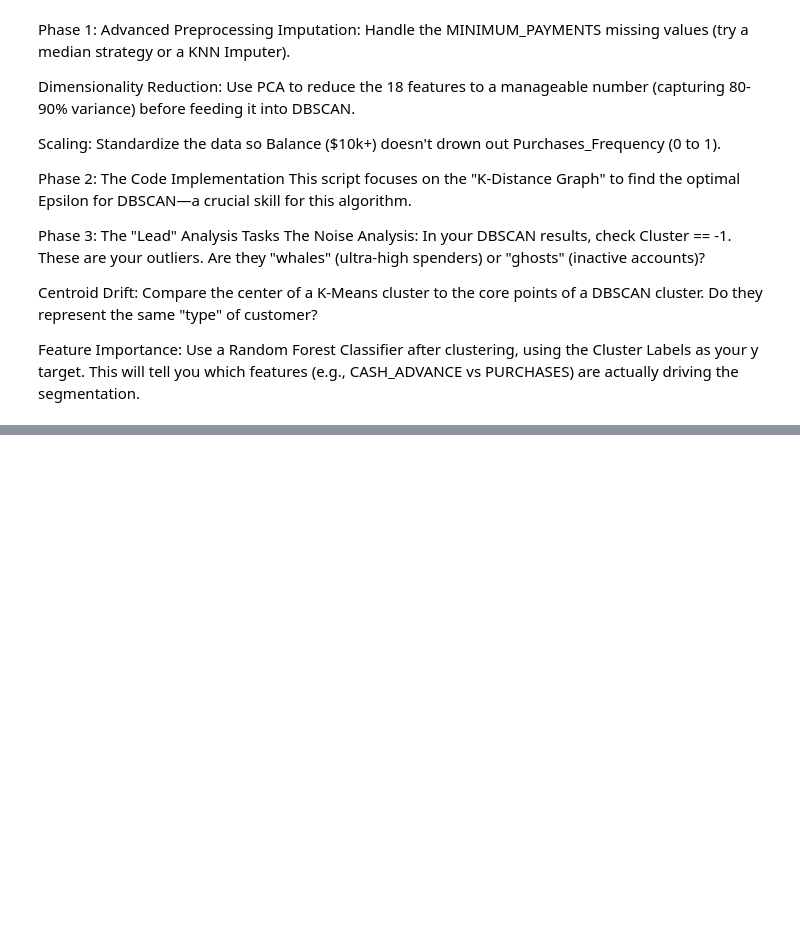
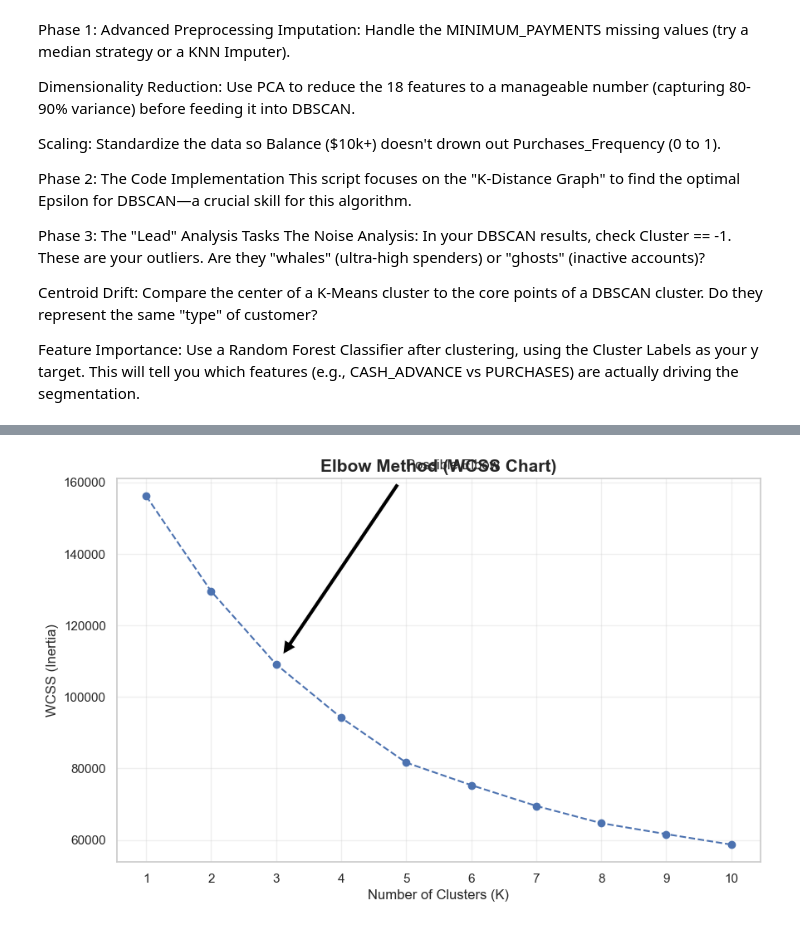
Before and after one commit to iamlajoya21/ml_bootcamp, a Jupyter notebook: Homeworks/homework19.ipynb, the cells around one changed output, grey strips where cells are left out. Drawn from its saved outputs; the diff is of its cells as text; code cells hidden in the pictures; blank space fills up the shorter version.

```diff
--- a/Homeworks/homework19.ipynb
+++ b/Homeworks/homework19.ipynb
@@ -29,3 +29,10 @@ The Noise Analysis: In your DBSCAN results, check Cluster == -1. These are your
 Centroid Drift: Compare the center of a K-Means cluster to the core points of a DBSCAN cluster. Do they represent the same "type" of customer?
 
 Feature Importance: Use a Random Forest Classifier after clustering, using the Cluster Labels as your y target. This will tell you which features (e.g., CASH_ADVANCE vs PURCHASES) are actually driving the segmentation.
+# %%
+import kagglehub
+
+# Download latest version
+path = kagglehub.dataset_download("arjunbhasin2013/ccdata")
+
+print("Path to dataset files:", path)
@@ -31,0 +41,4 @@ Feature Importance: Use a Random Forest Classifier after clustering, using the C
+# %%
+
+# 1. Load Data (Assumes you've downloaded CC GENERAL.csv)
+df = pd.read_csv(path + '/CC GENERAL.csv').drop('CUST_ID', axis=1)
@@ -31,0 +229,25 @@ Feature Importance: Use a Random Forest Classifier after clustering, using the C
+# %%
+# --- Elbow Method (WCSS) ---
+wcss = []
+k_range = range(1, 11)
+
+for k in k_range:
+    kmeans = KMeans(n_clusters=k, init='k-means++', random_state=42, n_init=10)
+    kmeans.fit(X_pca)
+    wcss.append(kmeans.inertia_)
+
+plt.figure(figsize=(10, 6))
+plt.plot(k_range, wcss, marker='o', linestyle='--', color='b')
+plt.title('Elbow Method (WCSS Chart)', fontsize=15, fontweight='bold')
+plt.xlabel('Number of Clusters (K)')
+plt.ylabel('WCSS (Inertia)')
+plt.xticks(k_range)
+
+# Annotate the "Elbow" if you want to be precise
+plt.annotate('Possible Elbow', xy=(3, wcss[2]), xytext=(5, wcss[2]*1.5),
+             arrowprops=dict(facecolor='black', shrink=0.05))
+
+plt.grid(True, alpha=0.3)
+plt.show()
+# %% [output]
+[figure, added]
```
Also changed, not shown: parts of 5 cells of this notebook.
